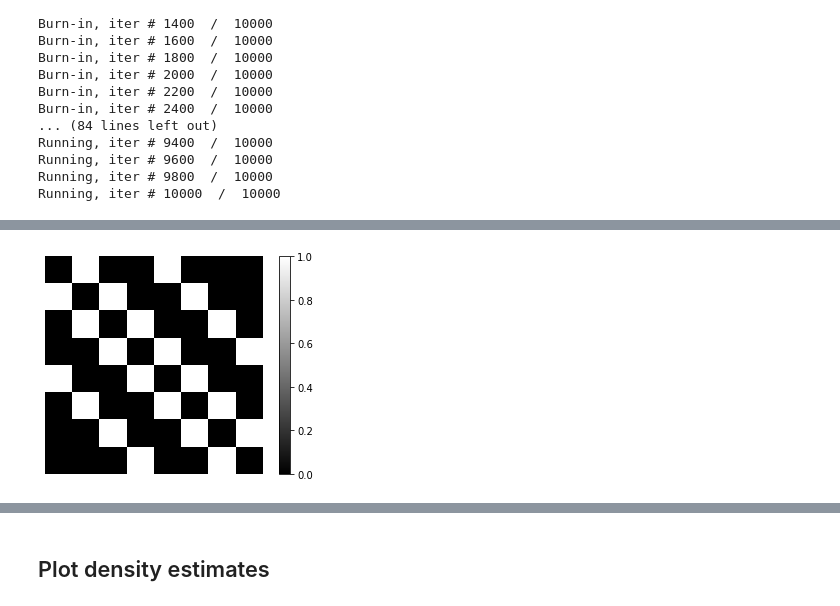
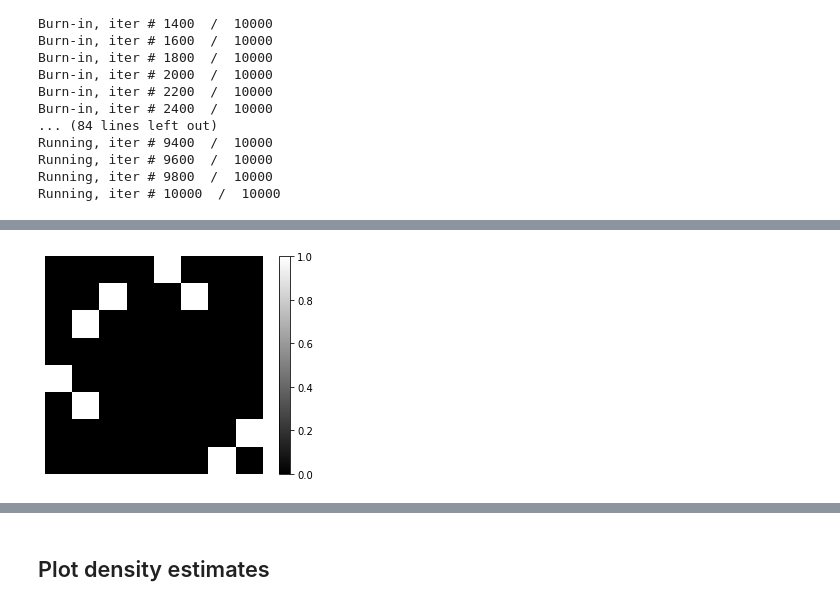
Before and after one commit to mberaha/spatial_mixtures, a Jupyter notebook: notebooks/Simulation Study.ipynb, the cells around one changed output, grey strips where cells are left out. Drawn from its saved outputs; the diff is of its cells as text; code cells hidden in the pictures.

```diff
--- a/notebooks/Simulation Study.ipynb
+++ b/notebooks/Simulation Study.ipynb
@@ -362,12 +339,12 @@ dmat_true[6, 7] = 1
 dmat_true[7, :] = np.zeros(8)
 dmat_true[7, 6] = 1
 # %%
-plt.imshow(Dmat3, cmap="gist_gray")
+plt.imshow(bounds, cmap="gist_gray")
 plt.colorbar()
 plt.axis("off")
 # plt.savefig("images/simulation_3_boundaries_H4.pdf")
 plt.show()
 # %% [output]
-[figure, old version]
+[figure, new version]
 # %%
 Dmat3
```
Also changed, not shown: parts of 7 cells of this notebook, 2 other files.
